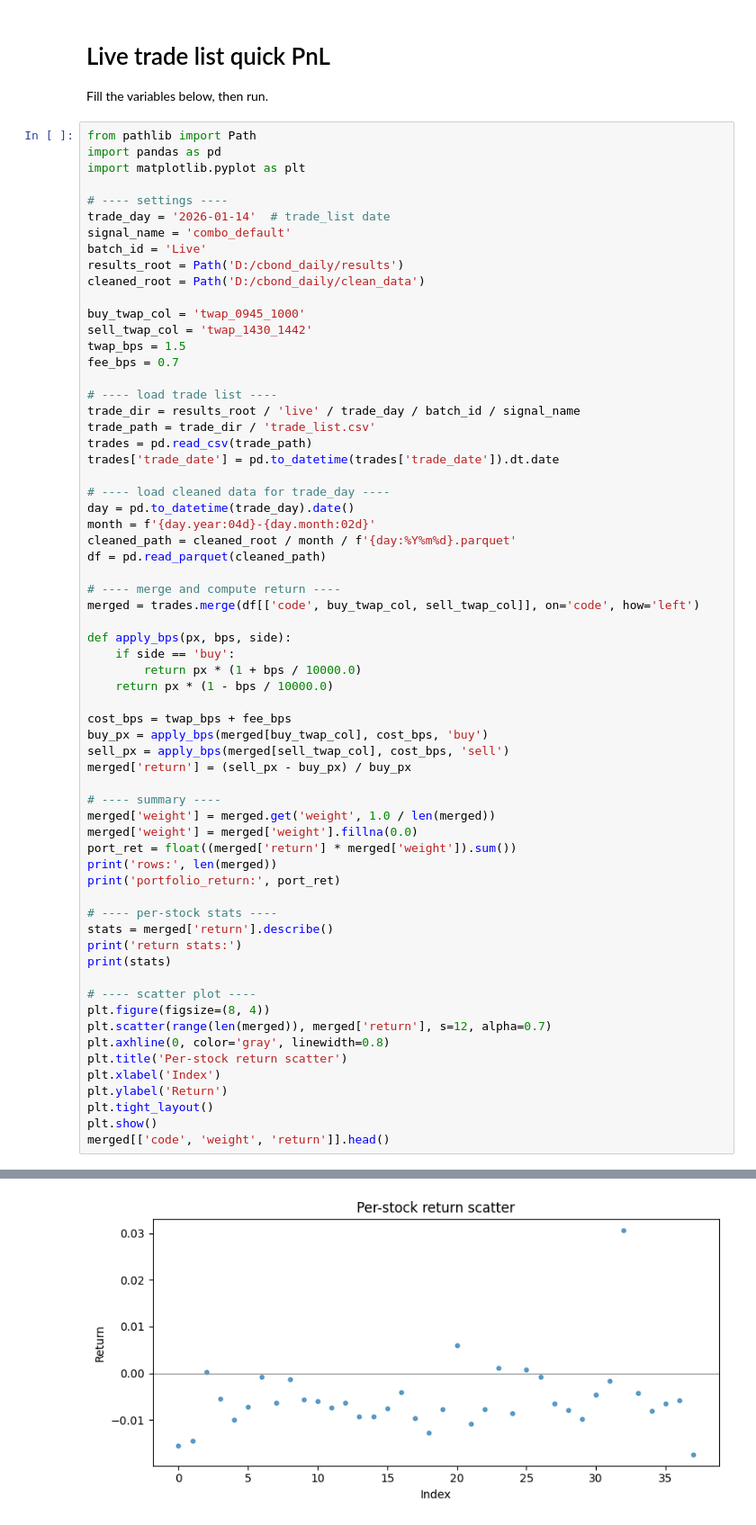
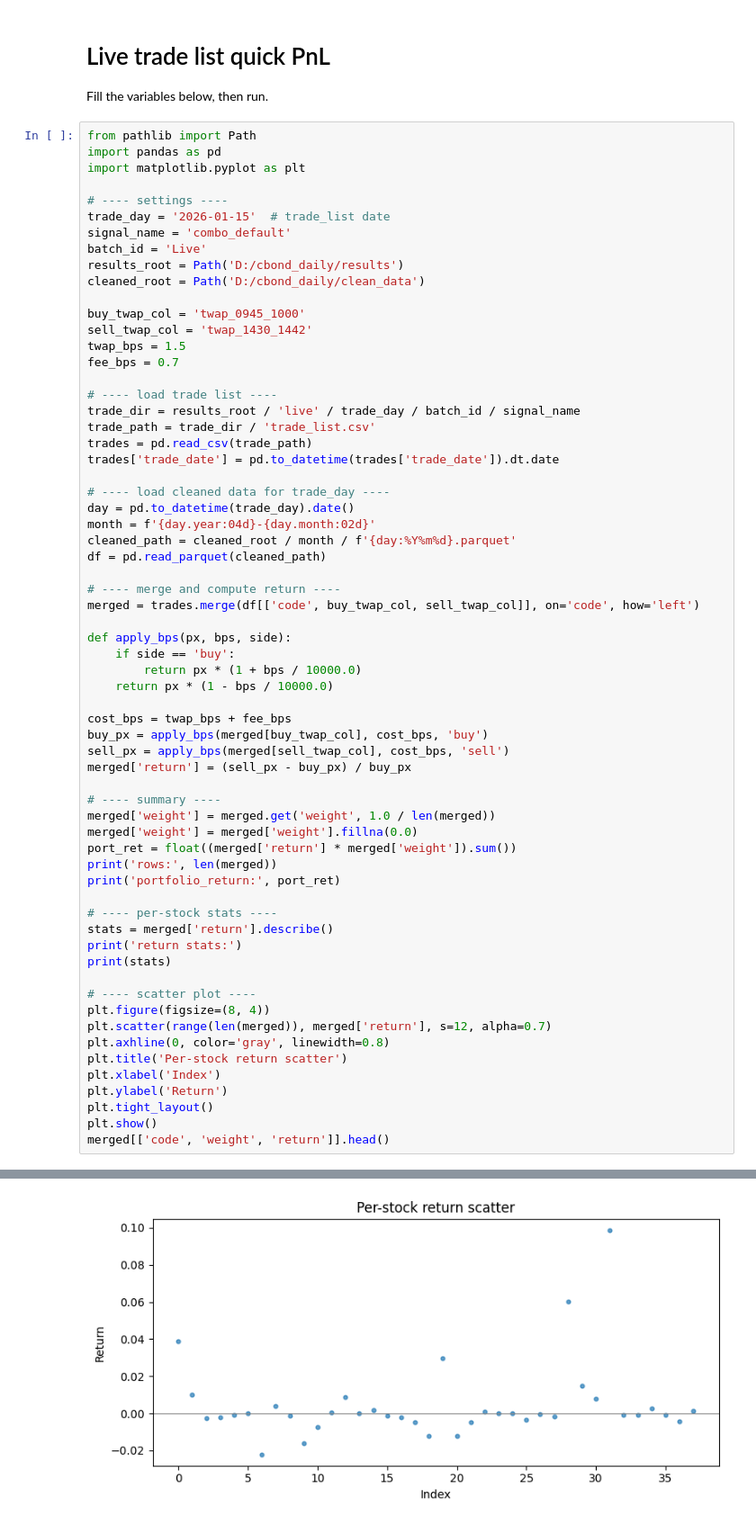
Before and after one commit to gwc0207/CBOND_DAY, a Jupyter notebook: notebooks/live_trade_pnl.ipynb, the cells around one changed output, grey strips where cells are left out. Shown at 90% size. Drawn from its saved outputs; the diff is of its cells as text.

```diff
--- a/notebooks/live_trade_pnl.ipynb
+++ b/notebooks/live_trade_pnl.ipynb
@@ -8,7 +8,7 @@ import pandas as pd
 import matplotlib.pyplot as plt
 
 # ---- settings ----
-trade_day = '2026-01-14'  # trade_list date
+trade_day = '2026-01-15'  # trade_list date
 signal_name = 'combo_default'
 batch_id = 'Live'
 results_root = Path('D:/cbond_daily/results')
@@ -81,3 +81,3 @@ max       0.030636
 Name: return, dtype: float64
-[figure, old version]
+[figure, new version]
 |  | code | weight | return |
```
Also changed, not shown: parts of 2 cells of this notebook, 6 other files.
